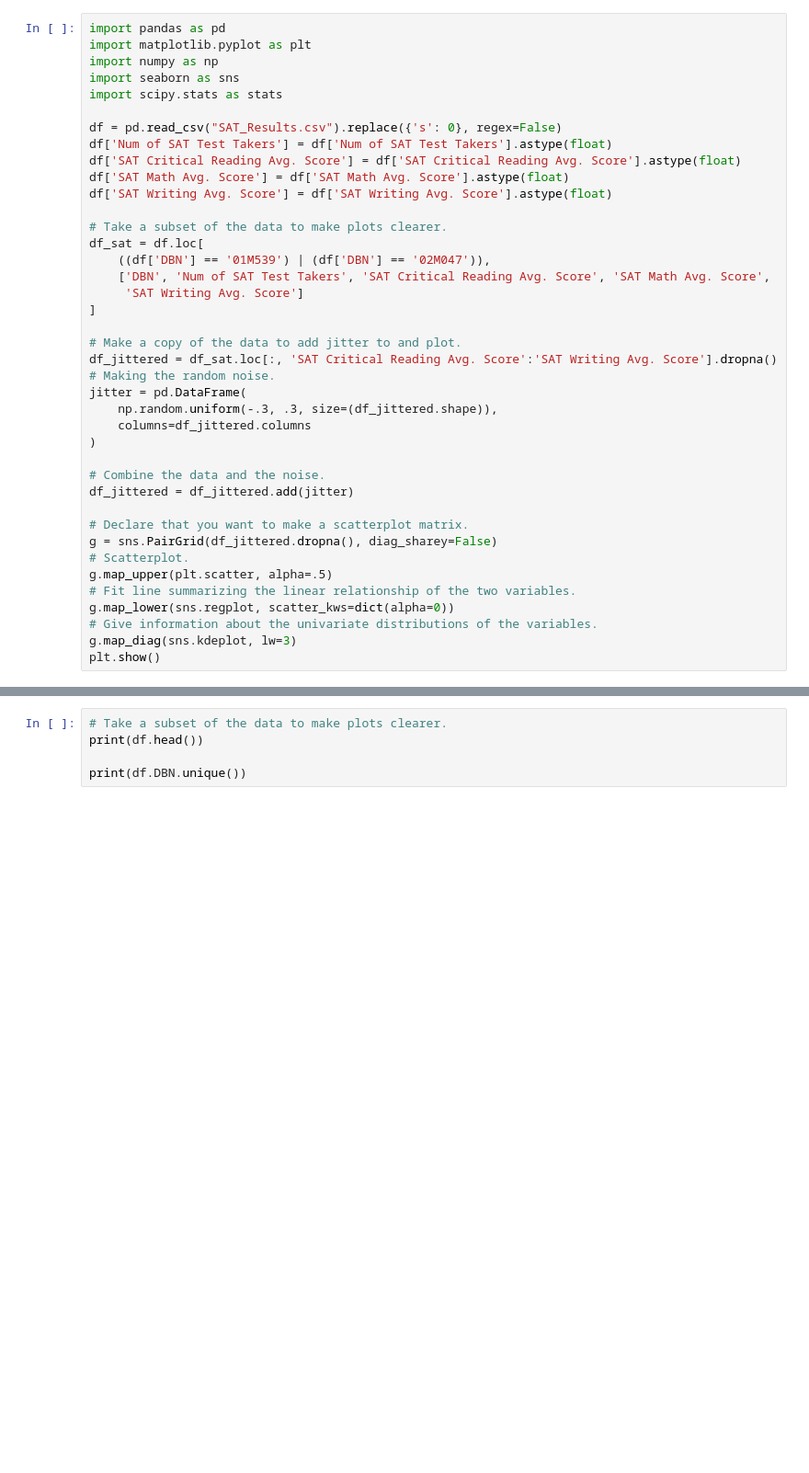
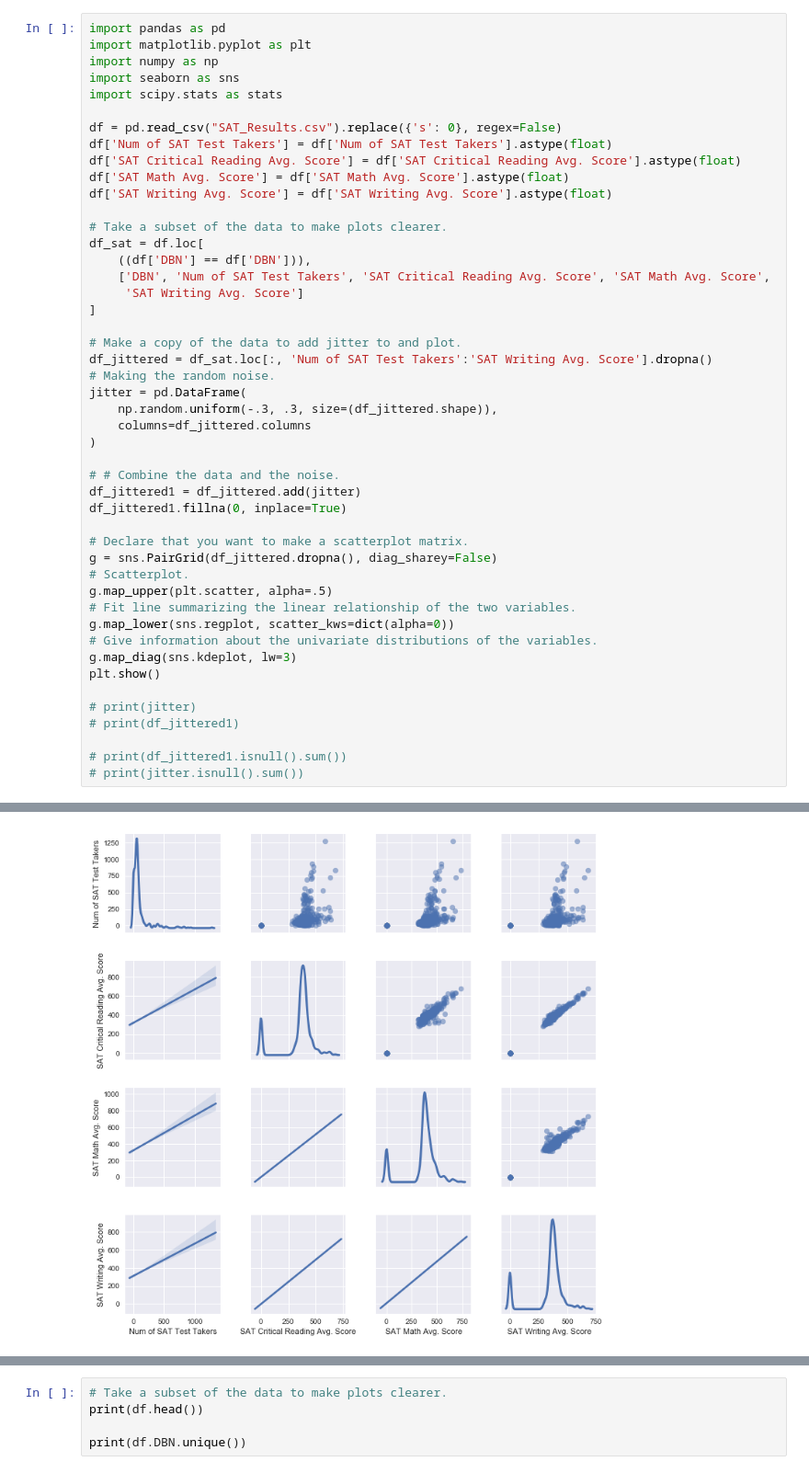
Before and after one commit to sollertis8/Preparing-Dataset-for-Modeling, a Jupyter notebook: Challenge - Preparing a Dataset for Modeling.ipynb, the cells around one changed output, grey strips where cells are left out. Shown at 92% size. Cells and saved outputs as stored; diff of their text form; blank space fills up the shorter version.

```diff
--- a/Challenge - Preparing a Dataset for Modeling.ipynb
+++ b/Challenge - Preparing a Dataset for Modeling.ipynb
@@ -13,21 +19,22 @@ df['SAT Writing Avg. Score'] = df['SAT Writing Avg. Score'].astype(float)
 
 # Take a subset of the data to make plots clearer.
 df_sat = df.loc[
-    ((df['DBN'] == '01M539') | (df['DBN'] == '02M047')),
+    ((df['DBN'] == df['DBN'])),
     ['DBN', 'Num of SAT Test Takers', 'SAT Critical Reading Avg. Score', 'SAT Math Avg. Score',
      'SAT Writing Avg. Score']
 ]
 
 # Make a copy of the data to add jitter to and plot.
-df_jittered = df_sat.loc[:, 'SAT Critical Reading Avg. Score':'SAT Writing Avg. Score'].dropna()
+df_jittered = df_sat.loc[:, 'Num of SAT Test Takers':'SAT Writing Avg. Score'].dropna()
 # Making the random noise.
 jitter = pd.DataFrame(
     np.random.uniform(-.3, .3, size=(df_jittered.shape)),
     columns=df_jittered.columns
 )
 
-# Combine the data and the noise.
-df_jittered = df_jittered.add(jitter)
+# # Combine the data and the noise.
+df_jittered1 = df_jittered.add(jitter)
+df_jittered1.fillna(0, inplace=True)
 
 # Declare that you want to make a scatterplot matrix.
 g = sns.PairGrid(df_jittered.dropna(), diag_sharey=False)
@@ -38,4 +45,10 @@ g.map_lower(sns.regplot, scatter_kws=dict(alpha=0))
 # Give information about the univariate distributions of the variables.
 g.map_diag(sns.kdeplot, lw=3)
 plt.show()
+
+# print(jitter)
+# print(df_jittered1)
+
+# print(df_jittered1.isnull().sum())
+# print(jitter.isnull().sum())
 # %% [output]
@@ -42,0 +55 @@ LinAlgError: Arrays cannot be empty
+[figure, added]
```
Also changed, not shown: parts of 13 cells of this notebook.
